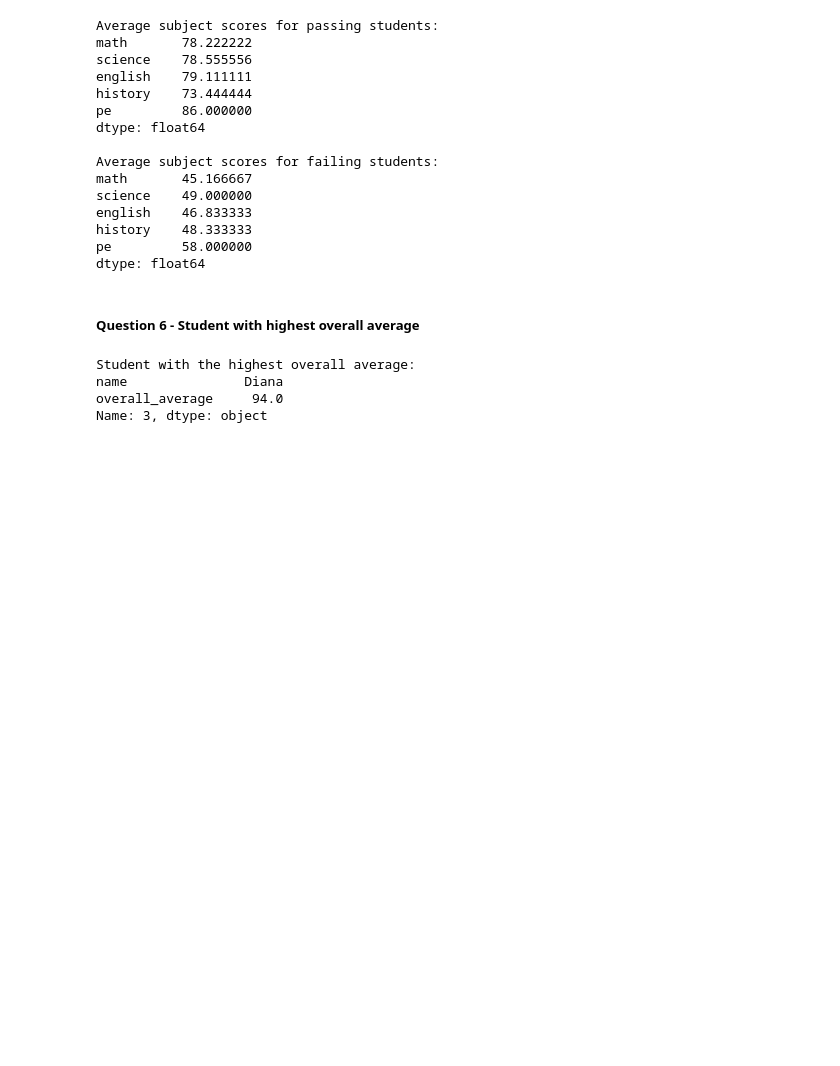
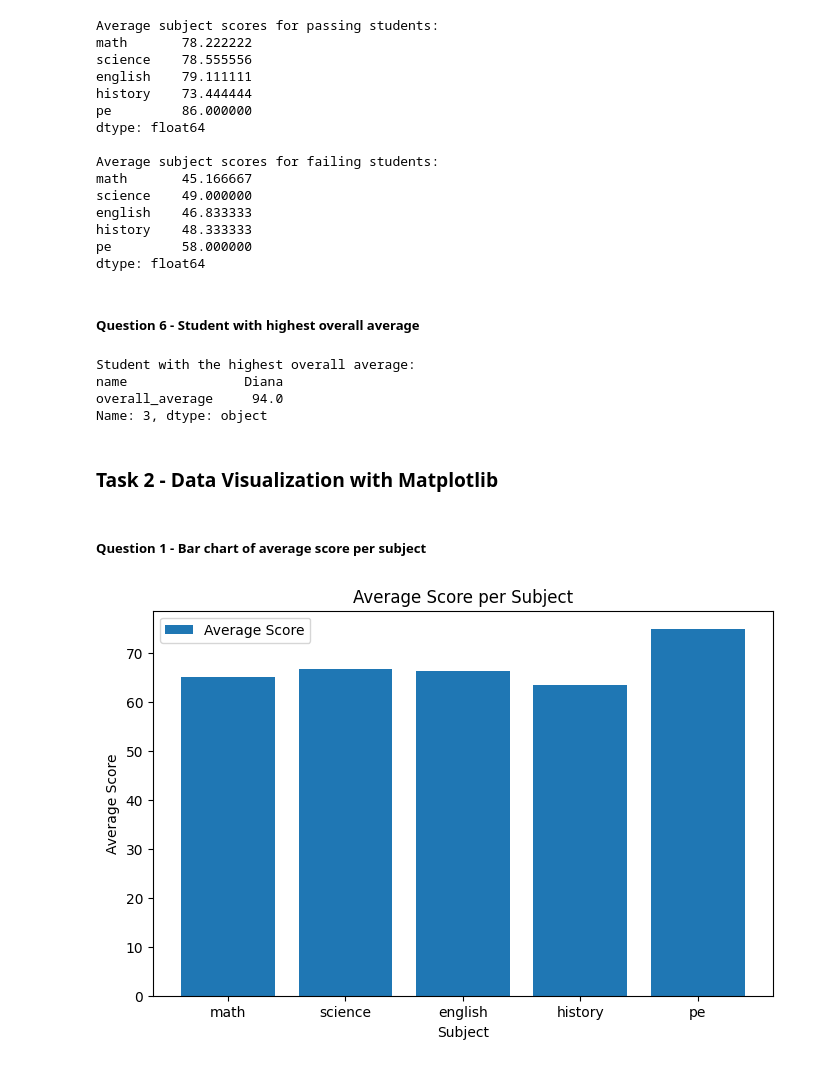
Before and after one commit to amanxgiri/Student_Performance_Analysis, a Jupyter notebook: part4_visualization_ml.ipynb, the cells around one changed output. Saved outputs shown, nothing was run; the diff lists cells and outputs as text; code cells hidden in the pictures; blank space fills up the shorter version.

Commit message:
Done with Task 2 and saved the visualization plots

```diff
--- a/part4_visualization_ml.ipynb
+++ b/part4_visualization_ml.ipynb
@@ -144,3 +144,30 @@ Student with the highest overall average:
 name               Diana
 overall_average     94.0
 Name: 3, dtype: object
+# %% [markdown]
+### Task 2 - Data Visualization with Matplotlib
+# %%
+# adding new column average score as mentioned in the assignment
+subject_cols = ["math", "science", "english", "history", "pe"]
+df["avg_score"] = df[subject_cols].mean(axis=1)
+# %% [markdown]
+##### Question 1 - Bar chart of average score per subject
+# %%
+# calculating average score using the mean function
+average_scores = df[subject_cols].mean()
+
+# creating bar chart for average subject score
+plt.figure(figsize=(8, 5))
+plt.bar(average_scores.index, average_scores.values, label="Average Score")
+
+# adding titles, axis labels and legend
+plt.title("Average Score per Subject")
+plt.xlabel("Subject")
+plt.ylabel("Average Score")
+plt.legend()
+
+
+plt.savefig("plot1_bar.png")
+plt.show()
+# %% [output]
+[figure, added]
```
Also changed, not shown: parts of 8 cells of this notebook, 5 other files.
